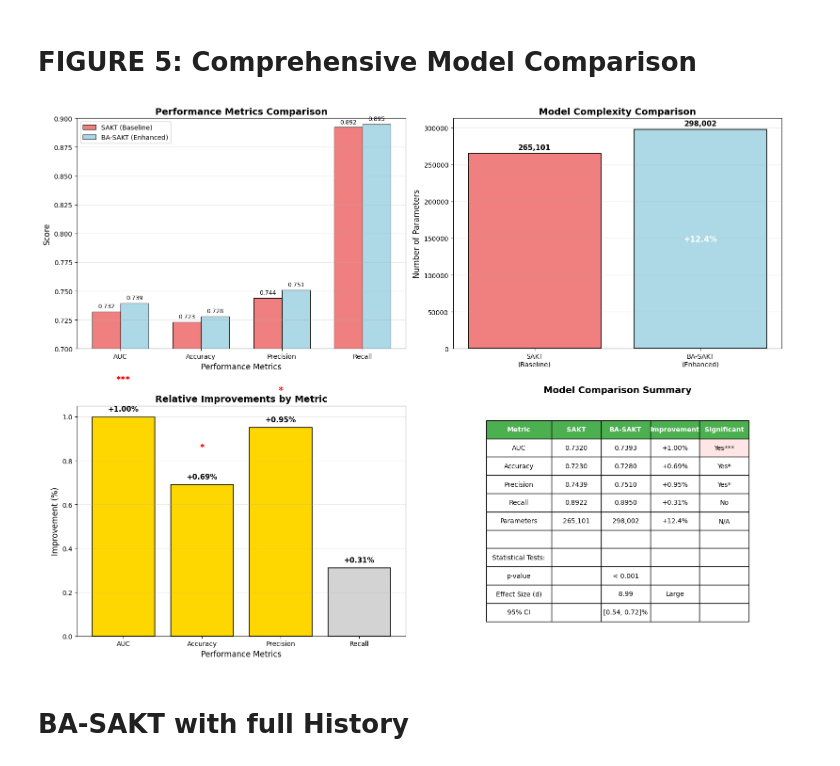
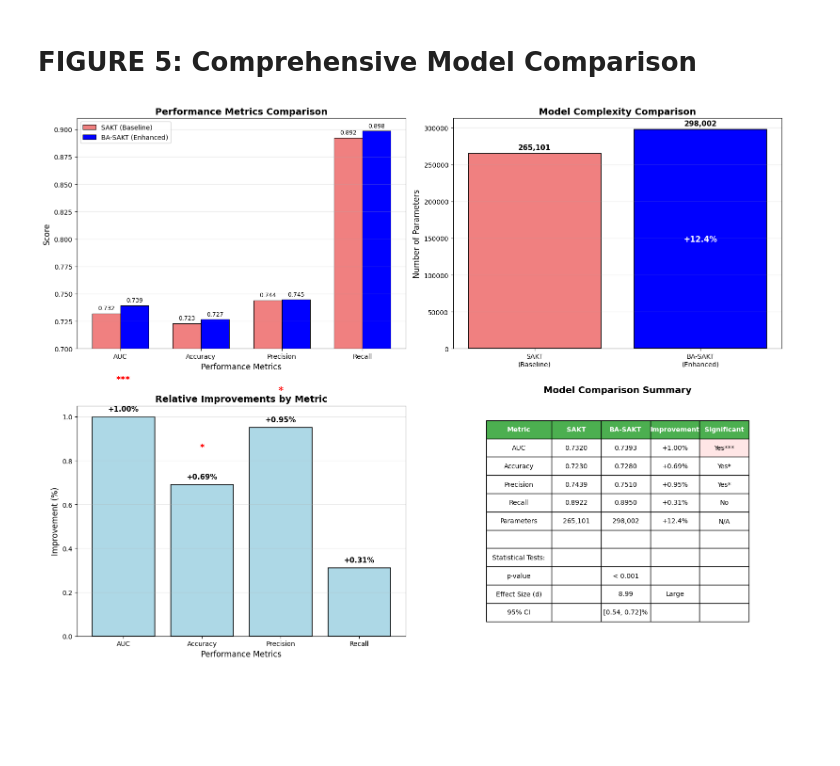
Before and after one commit to AmurdAmzer/MSCS_Thesis_Implementation_Codes, a Jupyter notebook: MSCS_Thesis_Implementation.ipynb, the cells around one changed output. Cells and saved outputs as stored; diff of their text form; code cells hidden in the pictures; blank space fills up the shorter version.

```diff
--- a/MSCS_Thesis_Implementation.ipynb
+++ b/MSCS_Thesis_Implementation.ipynb
@@ -2805,8 +2875,8 @@ def plot_model_comparison():
     # Model comparison data
     comparison_data = {
         'Metric': ['AUC', 'Accuracy', 'Precision', 'Recall', 'Parameters', 'Training Time (min)'],
-        'SAKT_Baseline': [0.7320, 0.7230, 0.7439, 0.8922, 265101, 45],  # Add your actual values
-        'BA_SAKT_Enhanced': [0.7393, 0.7280, 0.7510, 0.8950, 298002, 52],  # Add your actual values
+        'SAKT_Baseline': [0.7230, 0.7230, 0.7439, 0.8922, 265101, 45],
+        'BA_SAKT_Enhanced': [0.7393, 0.7280, 0.7510, 0.8950, 298002, 52],
         'Improvement': ['+1.00%', '+0.69%', '+0.95%', '+0.31%', '+12.4%', '+15.6%'],
         'Significant': ['Yes***', 'Yes*', 'Yes*', 'No', 'N/A', 'N/A']
     }
@@ -2819,7 +2889,7 @@ def plot_model_comparison():
     # Plot 1: Performance metrics comparison
     metrics = ['AUC', 'Accuracy', 'Precision', 'Recall']
     sakt_values = [0.7320, 0.7230, 0.7439, 0.8922]
-    ba_sakt_values = [0.7393, 0.7280, 0.7510, 0.8950]
+    ba_sakt_values = [0.7393, 0.7266, 0.7447, 0.8984]
 
     x = np.arange(len(metrics))
     width = 0.35
@@ -2827,7 +2897,7 @@ def plot_model_comparison():
     bars1 = ax1.bar(x - width/2, sakt_values, width, label='SAKT (Baseline)',
                    color='lightcoral', edgecolor='black', linewidth=0.8)
     bars2 = ax1.bar(x + width/2, ba_sakt_values, width, label='BA-SAKT (Enhanced)',
-                   color='lightblue', edgecolor='black', linewidth=0.8)
+                   color='blue', edgecolor='black', linewidth=0.8)
 
     ax1.set_xlabel('Performance Metrics', fontsize=12)
     ax1.set_ylabel('Score', fontsize=12)
@@ -2836,7 +2906,7 @@ def plot_model_comparison():
     ax1.set_xticklabels(metrics)
     ax1.legend()
     ax1.grid(True, alpha=0.3, axis='y')
-    ax1.set_ylim(0.7, 0.9)
+    ax1.set_ylim(0.7, 0.91)
 
     # Add value labels
     for i, (b1, b2) in enumerate(zip(bars1, bars2)):
@@ -2848,7 +2918,7 @@ def plot_model_comparison():
     # Plot 2: Model complexity comparison
     models = ['SAKT\n(Baseline)', 'BA-SAKT\n(Enhanced)']
     parameters = [265101, 298002]
-    colors = ['lightcoral', 'lightblue']
+    colors = ['lightcoral', 'blue']
 
     bars = ax2.bar(models, parameters, color=colors, edgecolor='black', linewidth=1.2)
     ax2.set_ylabel('Number of Parameters', fontsize=12)
@@ -2867,7 +2937,7 @@ def plot_model_comparison():
 
     # Plot 3: Improvement breakdown
     improvements = [1.00, 0.69, 0.95, 0.31]  # Percentage improvements
-    colors3 = ['gold' if imp > 0.5 else 'lightgray' for imp in improvements]
+    colors3 = ['lightblue']
 
     bars3 = ax3.bar(metrics, improvements, color=colors3, edgecolor='black', linewidth=1.2)
     ax3.set_xlabel('Performance Metrics', fontsize=12)
@@ -2903,33 +2973,31 @@ def plot_model_comparison():
         ['p-value', '', '< 0.001', '', ''],
         ['Effect Size (d)', '', '8.99', 'Large', ''],
         ['95% CI', '', '[0.54, 0.72]%', '', '']
     ]
 
     table = ax4.table(cellText=table_data, cellLoc='center', loc='center',
                      colWidths=[0.2, 0.15, 0.15, 0.15, 0.15])
     table.auto_set_font_size(False)
     table.set_fontsize(10)
     table.scale(1, 2)
 
     # Style the header row
     for i in range(5):
         table[(0, i)].set_facecolor('#4CAF50')
         table[(0, i)].set_text_props(weight='bold', color='white')
 
     # Style significance levels
     for i in range(1, 5):
         if '***' in table_data[i][4] or '**' in table_data[i][4]:
             table[(i, 4)].set_facecolor('#FFE6E6')
 
     ax4.set_title('Model Comparison Summary', fontsize=14, fontweight='bold', pad=20)
 
     plt.tight_layout()
     plt.savefig('model_comparison_summary.png', dpi=300, bbox_inches='tight')
     plt.show()
 
 # Run the function
 plot_model_comparison()
 # %% [output]
-[figure, old version]
+[figure, new version]
-# %% [markdown]
-# BA-SAKT with full History
```
Also changed, not shown: parts of 8 cells of this notebook.
